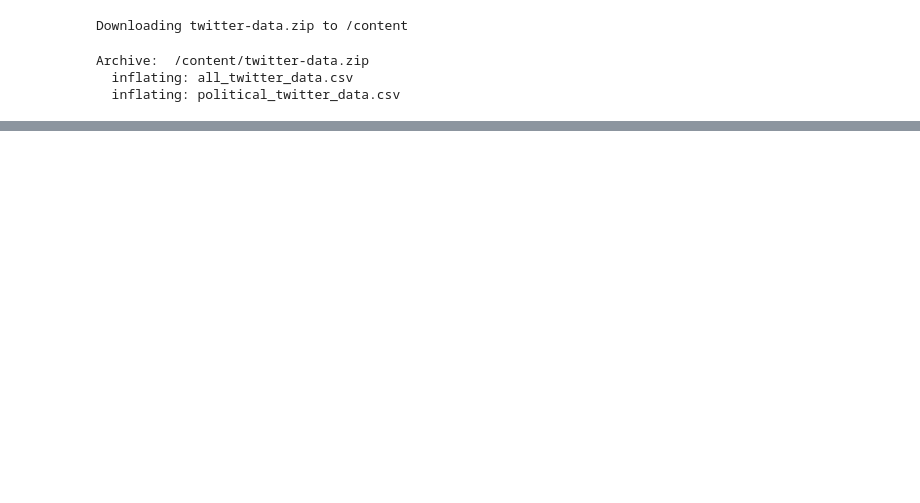
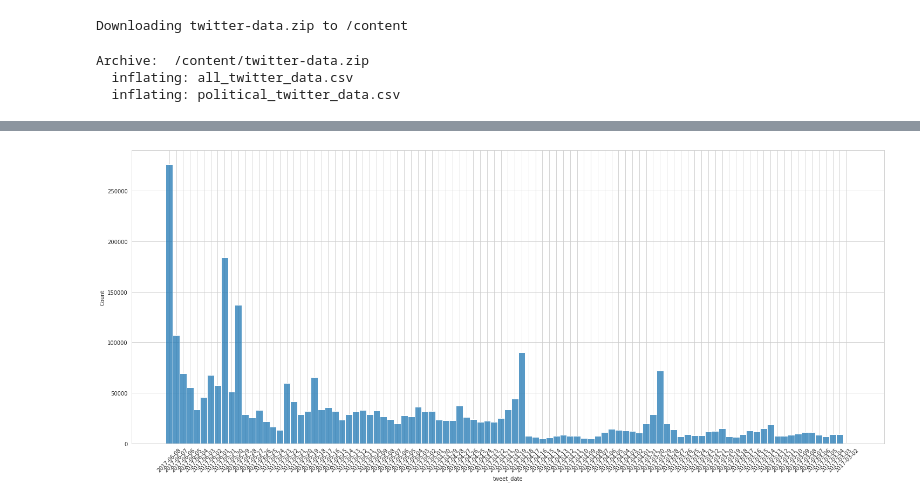
Before and after one commit to ab17254/dissertation, a Jupyter notebook: load_data.ipynb, the cells around one changed output, grey strips where cells are left out. Saved outputs shown, nothing was run; the diff lists cells and outputs as text; code cells hidden in the pictures; blank space fills up the shorter version.

```diff
--- a/load_data.ipynb
+++ b/load_data.ipynb
@@ -15,0 +34,7 @@ Archive:  /content/twitter-data.zip
+# %%
+fig, ax = plt.subplots(figsize=(25,10))
+g = sns.histplot(data=all_df, x='tweet_date')
+plt.setp(g.get_xticklabels(), rotation=45)
+plt.show()
+# %% [output]
+[figure, added]
```
Also changed, not shown: parts of 5 cells of this notebook.
